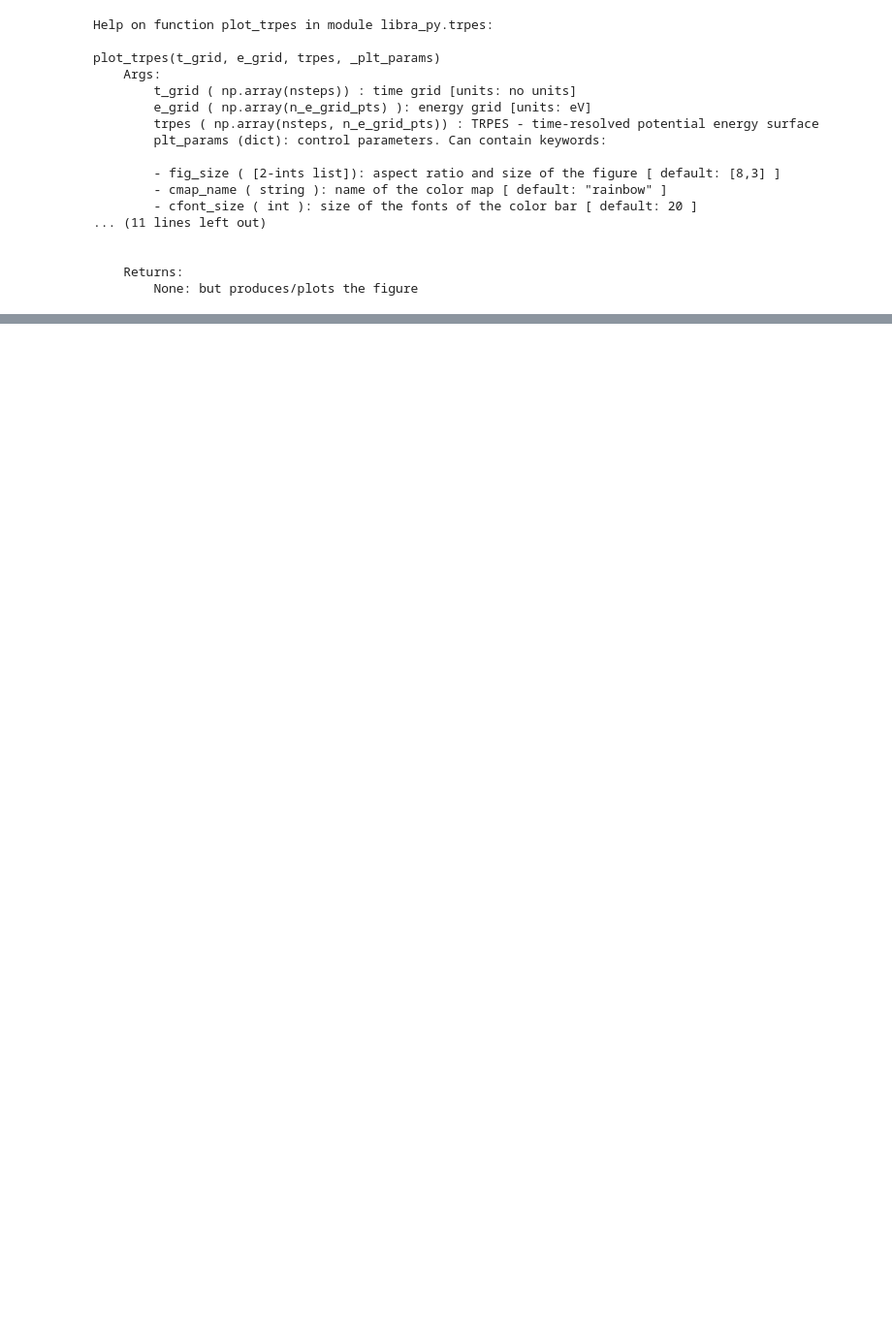
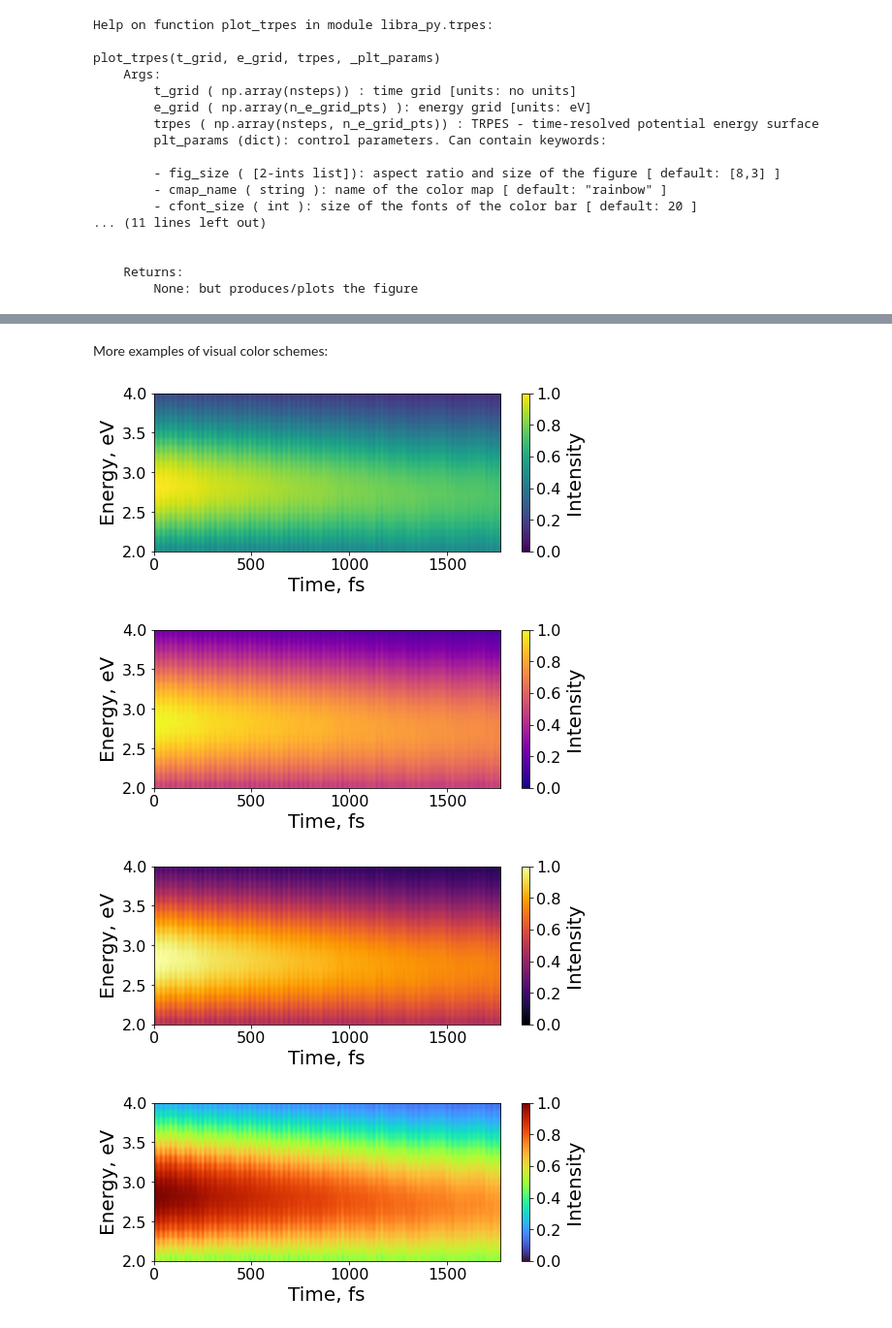
Before and after one commit to compchem-cybertraining/Tutorials_Libra, a Jupyter notebook: 6_dynamics/2_nbra_workflows/18_plotting_trpes/tutorial.ipynb, the cells around one changed output, grey strips where cells are left out. Shown at 97% size. Cells and saved outputs as stored; diff of their text form; code cells hidden in the pictures; blank space fills up the shorter version.

Commit message:
Updated plotting TRPES tutorial

```diff
--- a/6_dynamics/2_nbra_workflows/18_plotting_trpes/tutorial.ipynb
+++ b/6_dynamics/2_nbra_workflows/18_plotting_trpes/tutorial.ipynb
@@ -138,0 +142,32 @@ trpes.plot_trpes(time_bins, energy_grid, H_total, { } )
+# %% [markdown]
+More examples of visual color schemes:
+# %%
+warnings.filterwarnings("ignore")  # Turn off warnings
+
+cmaps = ["viridis", "plasma", "inferno", "turbo"]
+
+# Uniform definition of parameters to prevent warnings caused by missing default parameters
+params = {
+    "do_show": False,
+    "do_save": False,
+    "time_units": "fs",
+    "energy_units": "eV",
+    "fig_size": [8, 3],
+    "cfont_size": 20,
+    "ctick_size": 16,
+    "xlabel_size": 20,
+    "xtick_size": 16,
+    "ylabel_size": 20,
+    "ytick_size": 16,
+    "figurename": "trpes.png",
+    "dpi": 300
+}
+
+for cmap in cmaps:
+    params["cmap_name"] = cmap
+    trpes.plot_trpes(time_bins, energy_grid, H_total, params)
+# %% [output]
+[figure, added]
+[figure, added]
+[figure, added]
+[figure, added]
```
Also changed, not shown: parts of 9 cells of this notebook, 1 other file.
